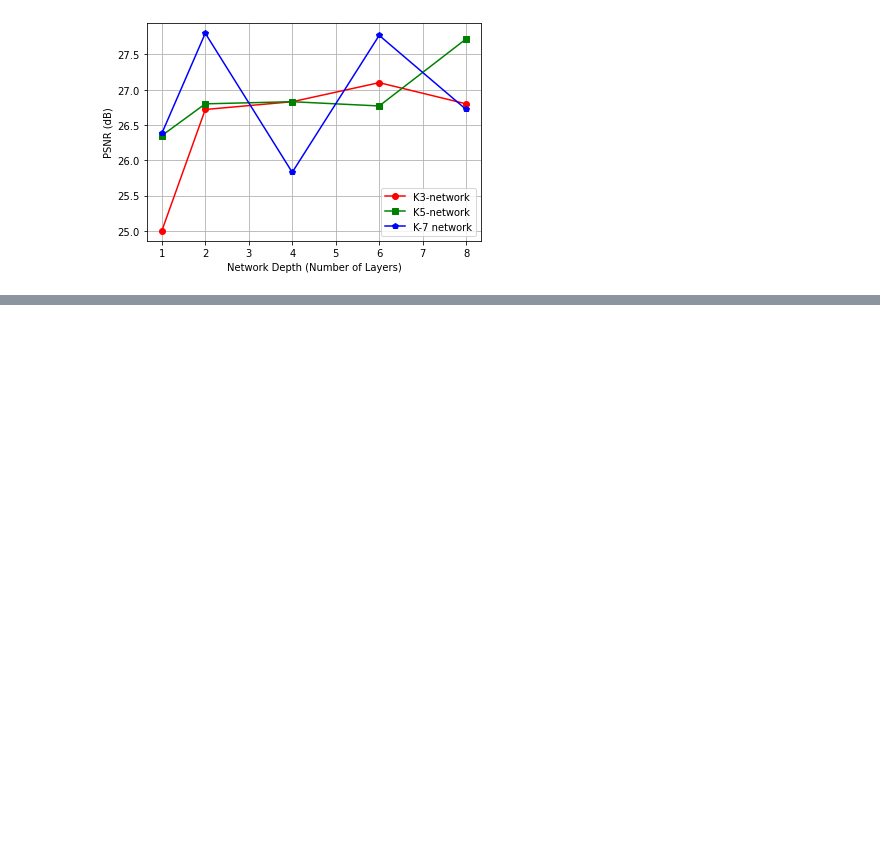
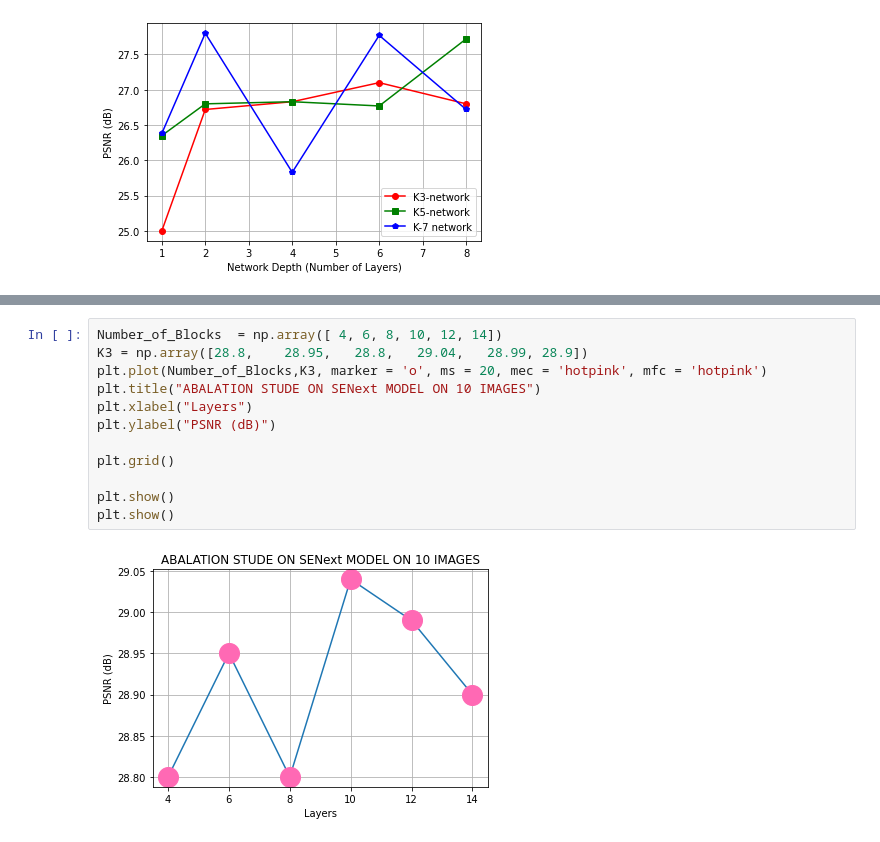
Before and after one commit to niazwazir/Google-Colab, a Jupyter notebook: GRAPH_FLOPS_SCALE4.ipynb, the cells around one changed output, grey strips where cells are left out. Drawn from its saved outputs; the diff is of its cells as text; blank space fills up the shorter version.

```diff
--- a/GRAPH_FLOPS_SCALE4.ipynb
+++ b/GRAPH_FLOPS_SCALE4.ipynb
@@ -178,0 +184,14 @@ plt.show()
+# %%
+Number_of_Blocks  = np.array([ 4, 6, 8, 10, 12, 14])
+K3 = np.array([28.8,    28.95,   28.8,   29.04,   28.99, 28.9])
+plt.plot(Number_of_Blocks,K3, marker = 'o', ms = 20, mec = 'hotpink', mfc = 'hotpink')
+plt.title("ABALATION STUDE ON SENext MODEL ON 10 IMAGES")
+plt.xlabel("Layers")
+plt.ylabel("PSNR (dB)")
+
+plt.grid()
+
+plt.show()
+plt.show()
+# %% [output]
+[figure, added]
```
Also changed, not shown: parts of 2 cells of this notebook.
